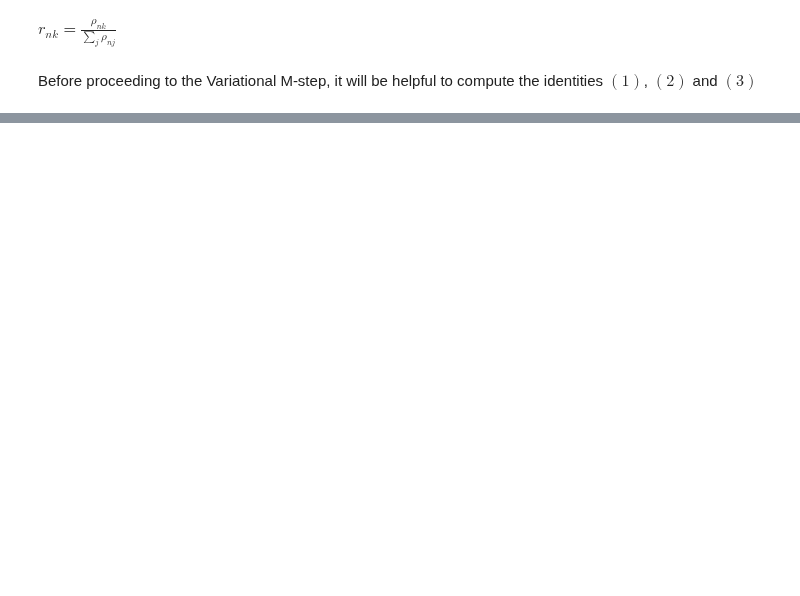
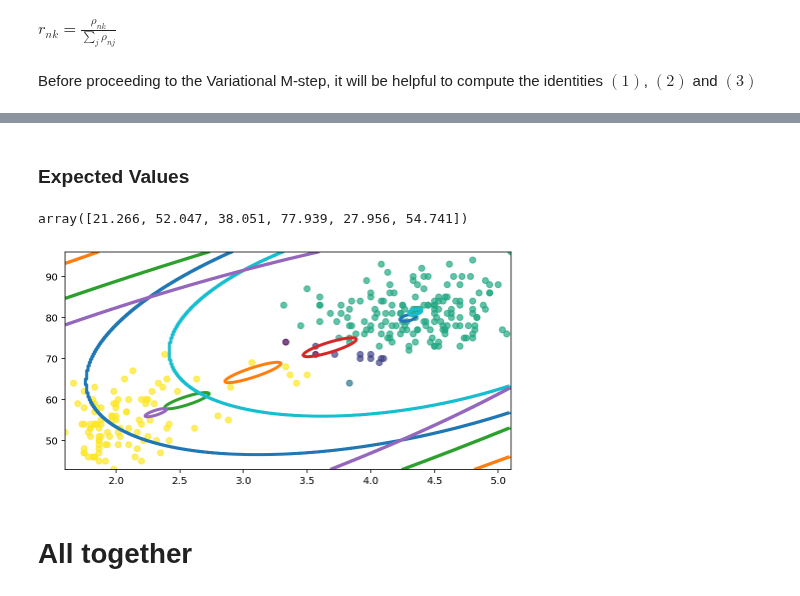
Before and after one commit to gerdm/prml, a Jupyter notebook: chapter10/mixture-gaussians.ipynb, the cells around one changed output, grey strips where cells are left out. Saved outputs shown, nothing was run; the diff lists cells and outputs as text; code cells hidden in the pictures; blank space fills up the shorter version.

```diff
--- a/chapter10/mixture-gaussians.ipynb
+++ b/chapter10/mixture-gaussians.ipynb
@@ -215,0 +292,22 @@ mu_k = np.concatenate(mu_k, axis=0)
+# %%
+pi_k = dirichlet(alpha_k).mean()
+# %% [markdown]
+### Expected Values
+# %%
+Lambda_k = [wishart(df=eta, scale=inv(w_inv)).mean()[None, ...] for eta, w_inv in zip(eta_k, W_k_inv)]
+Lambda_k = np.concatenate(Lambda_k, axis=0)
+# %%
+mu_k = [multivariate_normal(mean=m, cov=inv(L * bk)).mean[None, ...] for m, L, bk in zip(m_k.T, Lambda_k, beta_k)]
+mu_k = np.concatenate(mu_k, axis=0)
+# %%
+Sigma_k = inv(beta_k[:, None, None] * Lambda_k)
+# %%
+r_nk.sum(axis=0)
+# %% [output]
+array([21.266, 52.047, 38.051, 77.939, 27.956, 54.741])
+# %%
+plot_mixtures(X, mu_k, pi_k, Sigma_k, r_nk)
+# %% [output]
+[figure, added]
+# %% [markdown]
+# All together
```
Also changed, not shown: parts of 25 cells of this notebook.
